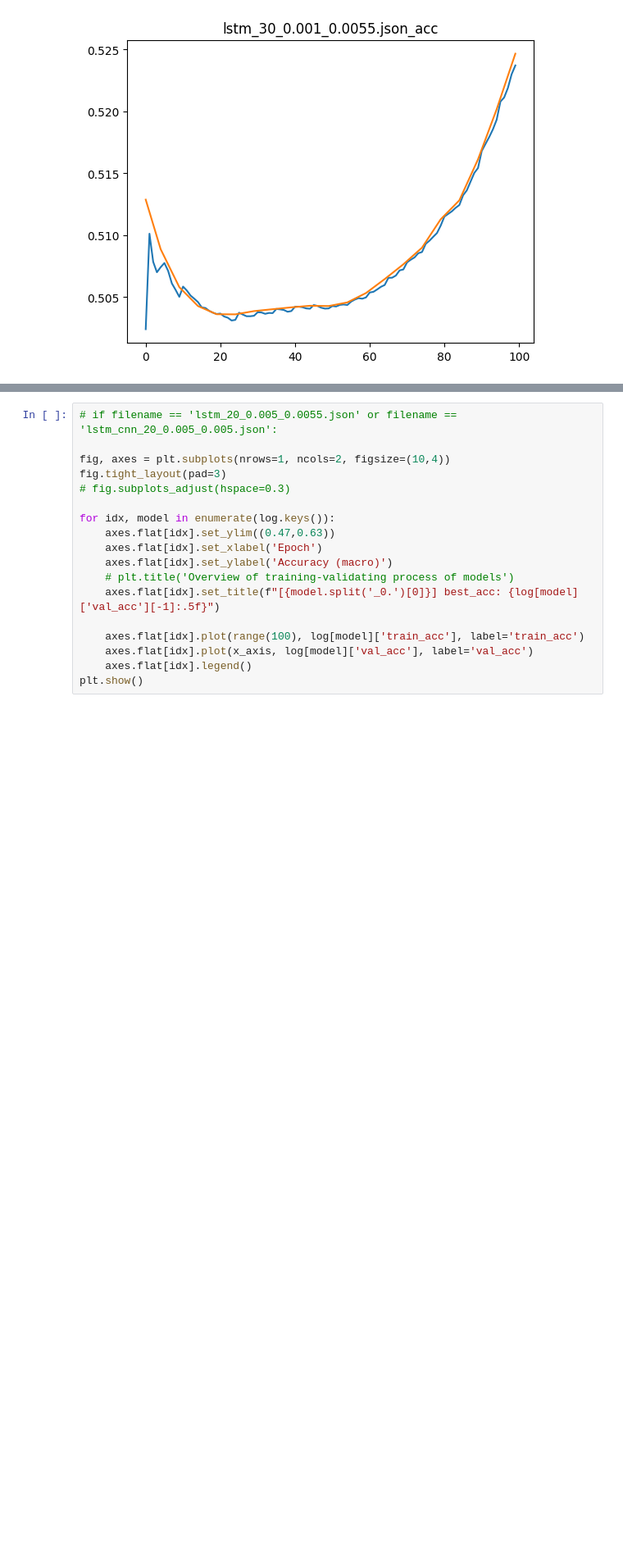
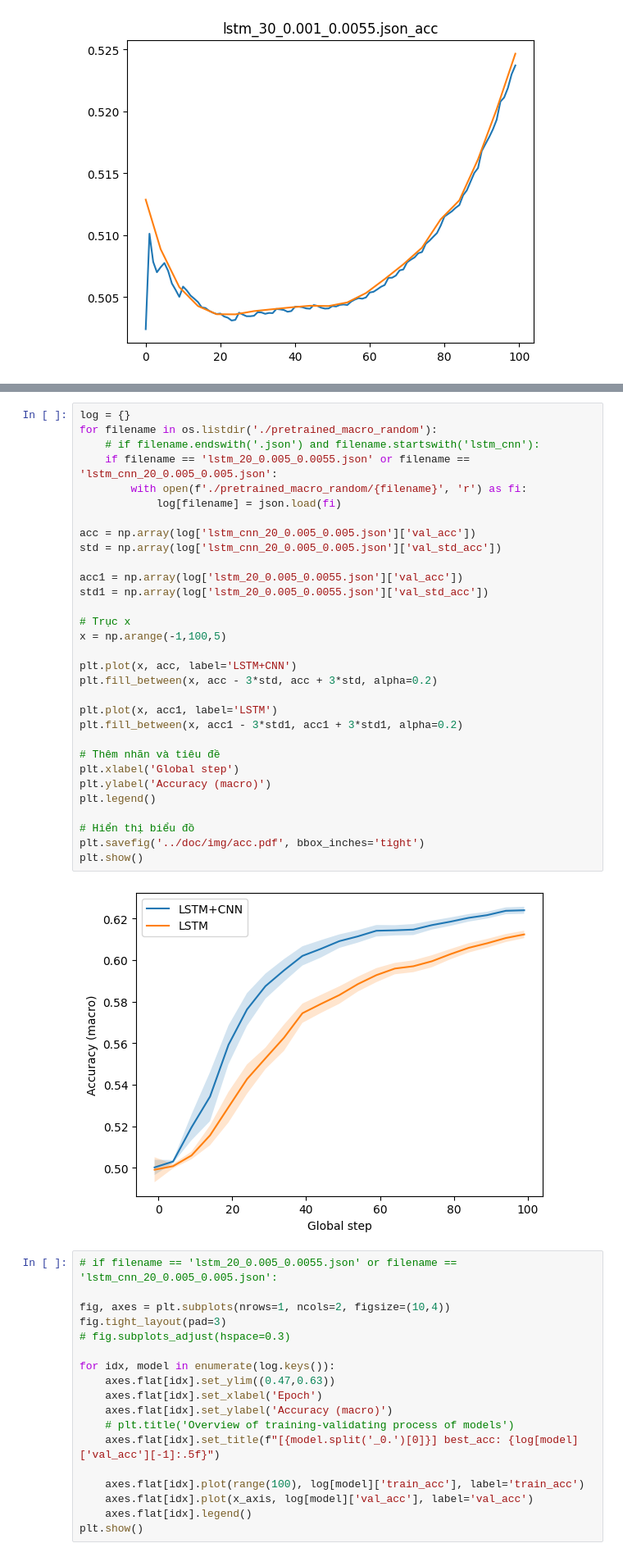
Before and after one commit to baolongnguyenmac/multi_fx, a Jupyter notebook: pretrained/analyze.ipynb, the cells around one changed output, grey strips where cells are left out. Shown at 82% size. Drawn from its saved outputs; the diff is of its cells as text; blank space fills up the shorter version.

```diff
--- a/pretrained/analyze.ipynb
+++ b/pretrained/analyze.ipynb
@@ -104,3 +109,36 @@ for model in log.keys():
+# %%
+log = {}
+for filename in os.listdir('./pretrained_macro_random'):
+    # if filename.endswith('.json') and filename.startswith('lstm_cnn'):
+    if filename == 'lstm_20_0.005_0.0055.json' or filename == 'lstm_cnn_20_0.005_0.005.json':
+        with open(f'./pretrained_macro_random/{filename}', 'r') as fi:
+            log[filename] = json.load(fi)
+
+acc = np.array(log['lstm_cnn_20_0.005_0.005.json']['val_acc'])
+std = np.array(log['lstm_cnn_20_0.005_0.005.json']['val_std_acc'])
+
+acc1 = np.array(log['lstm_20_0.005_0.0055.json']['val_acc'])
+std1 = np.array(log['lstm_20_0.005_0.0055.json']['val_std_acc'])
+
+# Trục x
+x = np.arange(-1,100,5)
+
+plt.plot(x, acc, label='LSTM+CNN')
+plt.fill_between(x, acc - 3*std, acc + 3*std, alpha=0.2)
+
+plt.plot(x, acc1, label='LSTM')
+plt.fill_between(x, acc1 - 3*std1, acc1 + 3*std1, alpha=0.2)
+
+# Thêm nhãn và tiêu đề
+plt.xlabel('Global step')
+plt.ylabel('Accuracy (macro)')
+plt.legend()
+
+# Hiển thị biểu đồ
+plt.savefig('../doc/img/acc.pdf', bbox_inches='tight')
+plt.show()
+# %% [output]
+[figure, added]
 # %%
 # if filename == 'lstm_20_0.005_0.0055.json' or filename == 'lstm_cnn_20_0.005_0.005.json':
 
```
Also changed, not shown: parts of 2 cells of this notebook, 4 other files.
